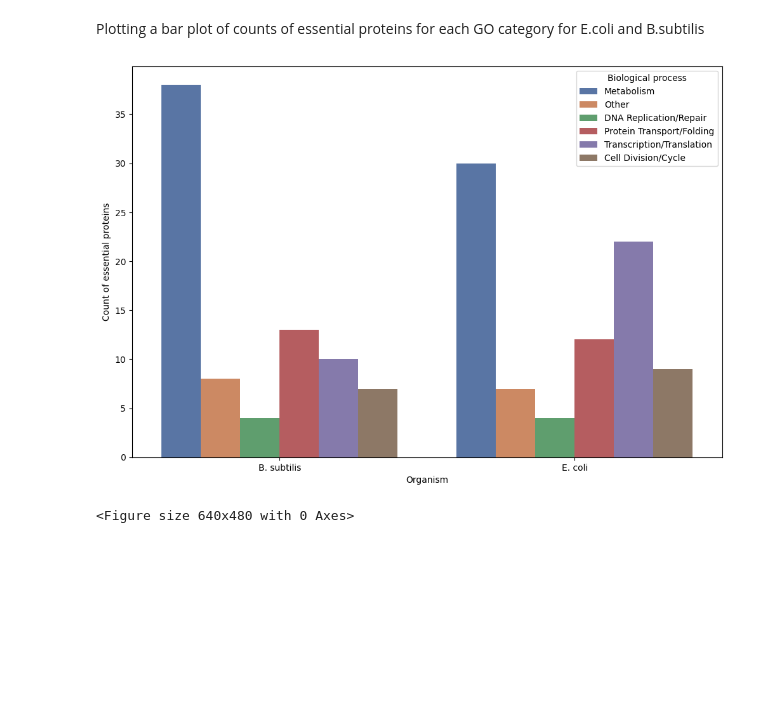
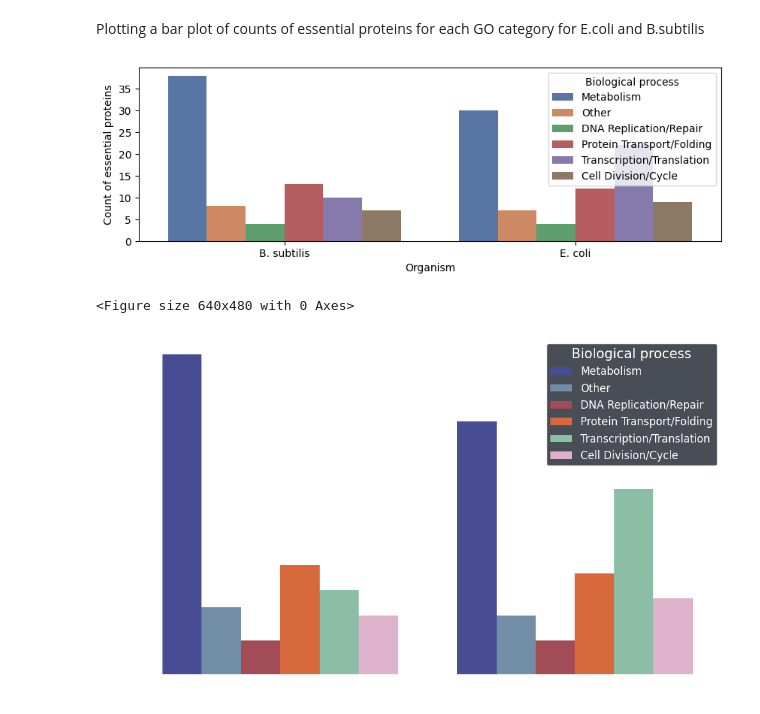
Before and after one commit to datascience-mobi-2024/topic04_02, a Jupyter notebook: essential_proteins.ipynb, the cells around one changed output. Cells and saved outputs as stored; diff of their text form; code cells hidden in the pictures; blank space fills up the shorter version.

```diff
--- a/essential_proteins.ipynb
+++ b/essential_proteins.ipynb
@@ -86,13 +97,38 @@ essential_go = essential_proteins.loc[:, ['Protein names', 'Gene Ontology (biolo
 # %% [markdown]
 Plotting a bar plot of counts of essential proteins for each GO category for E.coli and B.subtilis
 # %%
-plt.figure(figsize=(12, 8))
+plt.figure(figsize=(10, 3))
 sns.countplot(data=essential_proteins[essential_proteins['Organism'].isin(['Bacillus subtilis (strain 168)', 'Escherichia coli (strain K12)'])], x='Organism', hue='Gene Ontology (biological process)_obscure', palette='deep')
 plt.xticks(ticks=plt.gca().get_xticks(), labels= ['B. subtilis', 'E. coli'])
 plt.ylabel('Count of essential proteins')
 plt.legend(title='Biological process')
 plt.show()
 plt.savefig('./data/essentialproteinsgraph.svg',format = 'svg', dpi =1000)
 # %% [output]
-[figure, old version]
+[figure, new version]
 <Figure size 640x480 with 0 Axes>
+# %%
+#same plot for powerpoint
+pppalette = ['#3b429f', '#6a8eae', '#AF3E4D', '#F15E22','#82C7A5', '#e6aace','#1B212C']
+fig, ax = plt.subplots(figsize=(10, 6))
+sns.countplot(data=essential_proteins[essential_proteins['Organism'].isin(['Bacillus subtilis (strain 168)', 'Escherichia coli (strain K12)'])], x='Organism', hue='Gene Ontology (biological process)_obscure', palette=pppalette, zorder = 2)
+plt.xticks(ticks=plt.gca().get_xticks(), labels= ['B. subtilis', 'E. coli'], color = 'white')
+plt.ylabel('Count of essential proteins', fontsize = 11, color = 'white')
+#legend = plt.legend(title='Biological process', bbox_to_anchor=(1.05, 1), loc='upper left', facecolor='lightgrey',fontsize = 12, title_fontsize = 14)
+plt.tight_layout()
+plt.xlabel('').set_visible(False)
+legend = plt.legend(title='Biological process', fontsize=12, title_fontsize=15, facecolor=pppalette[6], edgecolor = 'white',loc='upper right')
+for text in legend.get_texts():
+    text.set_color('white')
+legend.get_title().set_color('white')
+ax.spines['top'].set_color('white')
+ax.spines['right'].set_color('white')
+ax.spines['left'].set_color('white')
+ax.spines['bottom'].set_color('white')
+ax.tick_params(axis='x', colors='white')
+ax.tick_params(axis='y', colors='white')
+plt.grid(alpha=0.2, color='white',zorder = 0)
+plt.savefig('./data/figs/essentialproteinsgraphppt.svg',format = 'svg', dpi =1000, transparent = True)
+plt.show()
+# %% [output]
+[figure, added]
```
Also changed, not shown: parts of 3 cells of this notebook, 3 other files.
